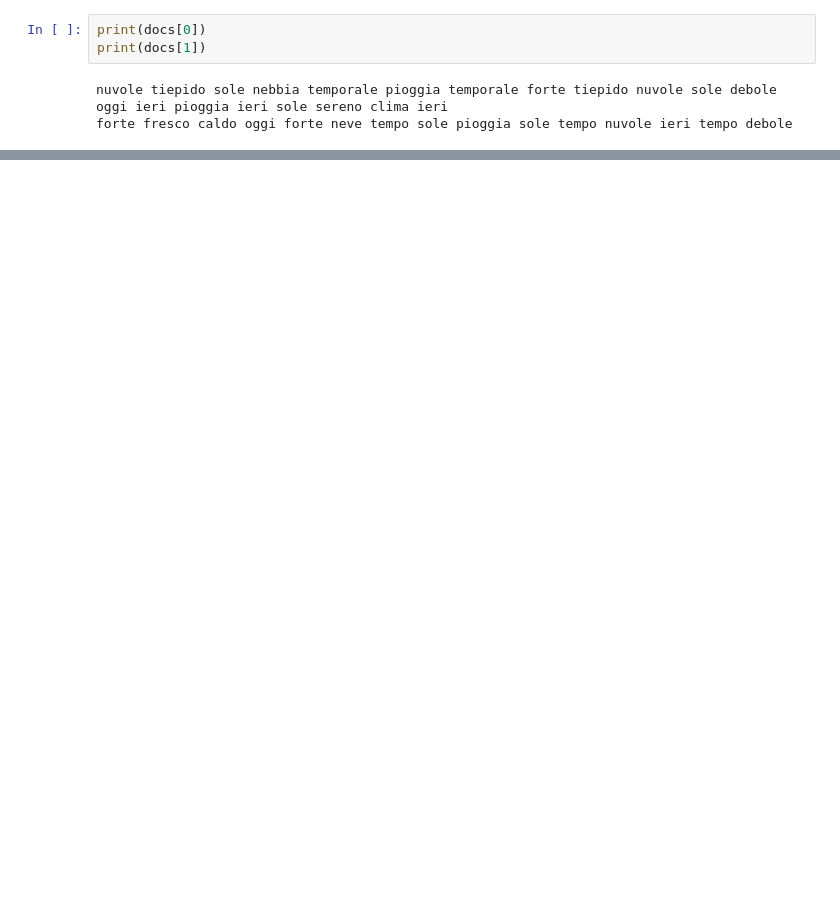
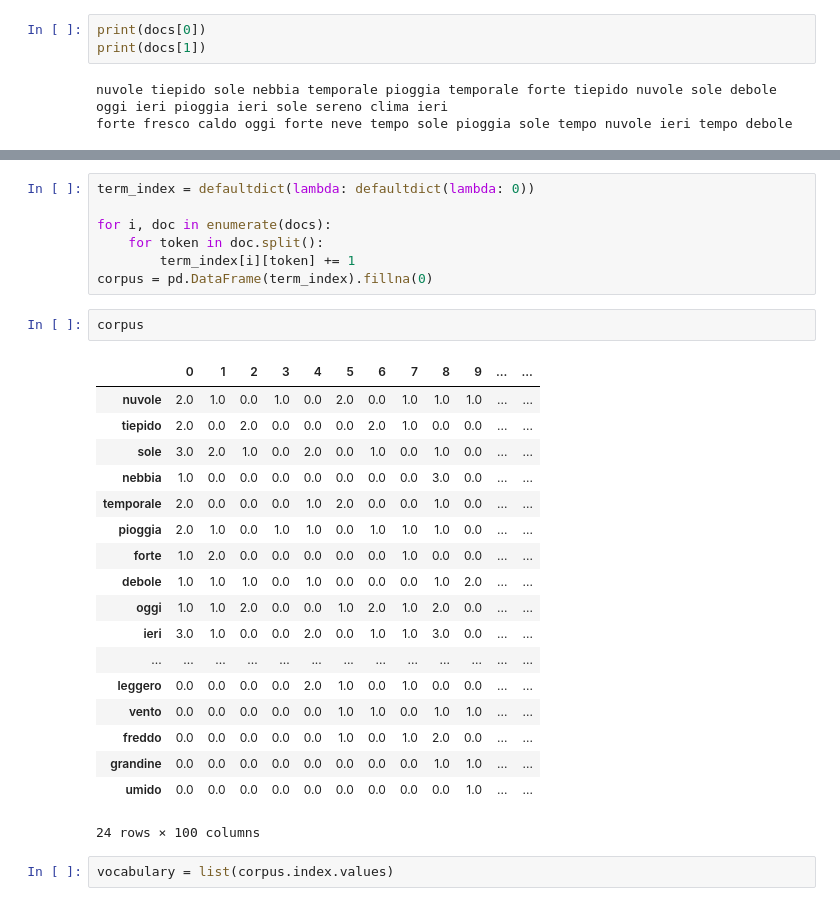
Before and after one commit to afflint/masterdh, a Jupyter notebook: 2024-25/L1.0-vector-space.ipynb, the cells around one changed output, grey strips where cells are left out. Saved outputs shown, nothing was run; the diff lists cells and outputs as text; blank space fills up the shorter version.

```diff
--- a/2024-25/L1.0-vector-space.ipynb
+++ b/2024-25/L1.0-vector-space.ipynb
@@ -328,0 +343,30 @@ forte fresco caldo oggi forte neve tempo sole pioggia sole tempo nuvole ieri tem
+# %%
+term_index = defaultdict(lambda: defaultdict(lambda: 0))
+
+for i, doc in enumerate(docs):
+    for token in doc.split():
+        term_index[i][token] += 1
+corpus = pd.DataFrame(term_index).fillna(0)
+# %%
+corpus
+# %% [output]
+|  | 0 | 1 | 2 | 3 | 4 | 5 | 6 | 7 | 8 | 9 | ... | ... |
+| nuvole | 2.0 | 1.0 | 0.0 | 1.0 | 0.0 | 2.0 | 0.0 | 1.0 | 1.0 | 1.0 | ... | ... |
+| tiepido | 2.0 | 0.0 | 2.0 | 0.0 | 0.0 | 0.0 | 2.0 | 1.0 | 0.0 | 0.0 | ... | ... |
+| sole | 3.0 | 2.0 | 1.0 | 0.0 | 2.0 | 0.0 | 1.0 | 0.0 | 1.0 | 0.0 | ... | ... |
+| nebbia | 1.0 | 0.0 | 0.0 | 0.0 | 0.0 | 0.0 | 0.0 | 0.0 | 3.0 | 0.0 | ... | ... |
+| temporale | 2.0 | 0.0 | 0.0 | 0.0 | 1.0 | 2.0 | 0.0 | 0.0 | 1.0 | 0.0 | ... | ... |
+| pioggia | 2.0 | 1.0 | 0.0 | 1.0 | 1.0 | 0.0 | 1.0 | 1.0 | 1.0 | 0.0 | ... | ... |
+| forte | 1.0 | 2.0 | 0.0 | 0.0 | 0.0 | 0.0 | 0.0 | 1.0 | 0.0 | 0.0 | ... | ... |
+| debole | 1.0 | 1.0 | 1.0 | 0.0 | 1.0 | 0.0 | 0.0 | 0.0 | 1.0 | 2.0 | ... | ... |
+| oggi | 1.0 | 1.0 | 2.0 | 0.0 | 0.0 | 1.0 | 2.0 | 1.0 | 2.0 | 0.0 | ... | ... |
+| ieri | 3.0 | 1.0 | 0.0 | 0.0 | 2.0 | 0.0 | 1.0 | 1.0 | 3.0 | 0.0 | ... | ... |
+| ... | ... | ... | ... | ... | ... | ... | ... | ... | ... | ... | ... | ... |
+| leggero | 0.0 | 0.0 | 0.0 | 0.0 | 2.0 | 1.0 | 0.0 | 1.0 | 0.0 | 0.0 | ... | ... |
+| vento | 0.0 | 0.0 | 0.0 | 0.0 | 0.0 | 1.0 | 1.0 | 0.0 | 1.0 | 1.0 | ... | ... |
+| freddo | 0.0 | 0.0 | 0.0 | 0.0 | 0.0 | 1.0 | 0.0 | 1.0 | 2.0 | 0.0 | ... | ... |
+| grandine | 0.0 | 0.0 | 0.0 | 0.0 | 0.0 | 0.0 | 0.0 | 0.0 | 1.0 | 1.0 | ... | ... |
+| umido | 0.0 | 0.0 | 0.0 | 0.0 | 0.0 | 0.0 | 0.0 | 0.0 | 0.0 | 1.0 | ... | ... |
+24 rows × 100 columns
+# %%
+vocabulary = list(corpus.index.values)
```
Also changed, not shown: parts of 15 cells of this notebook, 2 other files.
